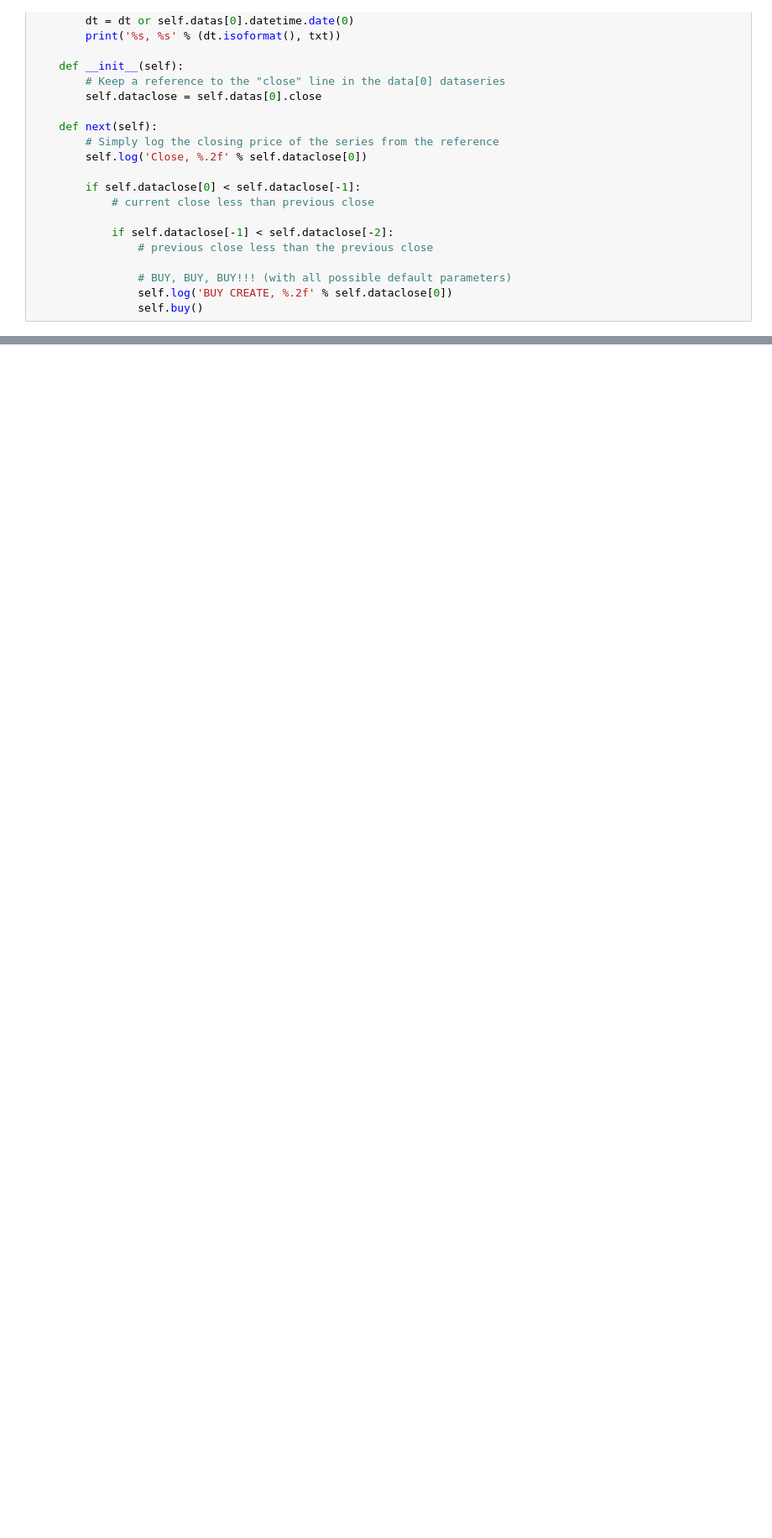
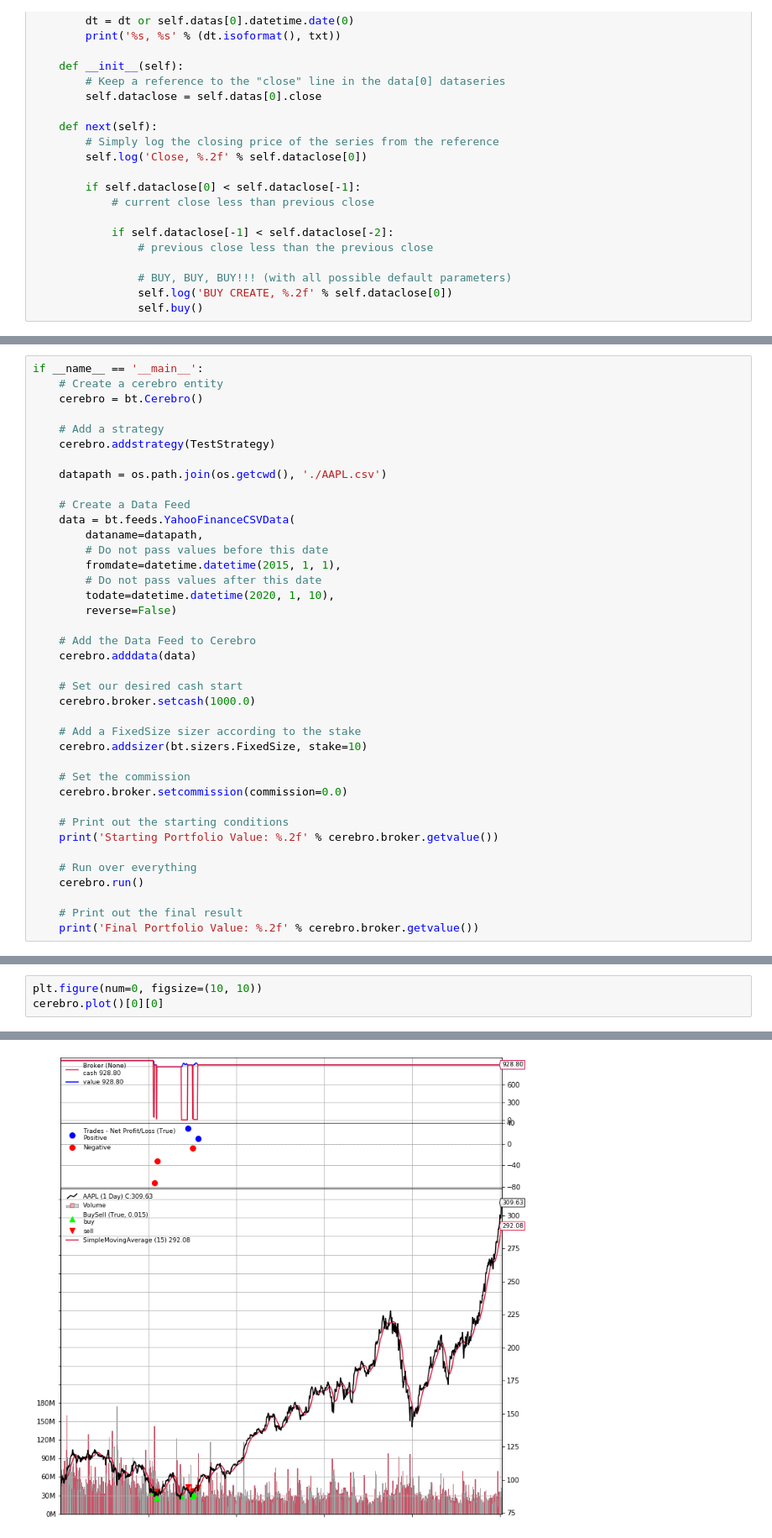
Before and after one commit to jaepil-choi/backtrader_tutorial, a Jupyter notebook: backtrader_tutorial.ipynb, the cells around one changed output, grey strips where cells are left out. Shown: that part at 84% size. Drawn from its saved outputs; the diff is of its cells as text; blank space fills up the shorter version.

Commit message:
Finish backtester tutorial (AAPL.csv modified to fit Yahoo Finance format exactly.)

```diff
--- a/backtrader_tutorial.ipynb
+++ b/backtrader_tutorial.ipynb
@@ -312,0 +746,39 @@ Final Portfolio Value: 100000.00
+# %%
+if __name__ == '__main__':
+    # Create a cerebro entity
+    cerebro = bt.Cerebro()
+
+    # Add a strategy
+    cerebro.addstrategy(TestStrategy)
+
+    datapath = os.path.join(os.getcwd(), './AAPL.csv')
+
+    # Create a Data Feed
+    data = bt.feeds.YahooFinanceCSVData(
+        dataname=datapath,
+        # Do not pass values before this date
+        fromdate=datetime.datetime(2015, 1, 1),
+        # Do not pass values after this date
+        todate=datetime.datetime(2020, 1, 10),
+        reverse=False)
+
+    # Add the Data Feed to Cerebro
+    cerebro.adddata(data)
+
+    # Set our desired cash start
+    cerebro.broker.setcash(1000.0)
+
+    # Add a FixedSize sizer according to the stake
+    cerebro.addsizer(bt.sizers.FixedSize, stake=10)
+
+    # Set the commission
+    cerebro.broker.setcommission(commission=0.0)
+
+    # Print out the starting conditions
+    print('Starting Portfolio Value: %.2f' % cerebro.broker.getvalue())
+
+    # Run over everything
+    cerebro.run()
+
+    # Print out the final result
+    print('Final Portfolio Value: %.2f' % cerebro.broker.getvalue())
@@ -312,0 +839,4 @@ Final Portfolio Value: 100000.00
+# %%
+plt.figure(num=0, figsize=(10, 10))
+cerebro.plot()[0][0]
+# %% [output]
@@ -312,0 +845 @@ Final Portfolio Value: 100000.00
+[figure, added]
```
Also changed, not shown: parts of 38 cells of this notebook, 1 other file.
